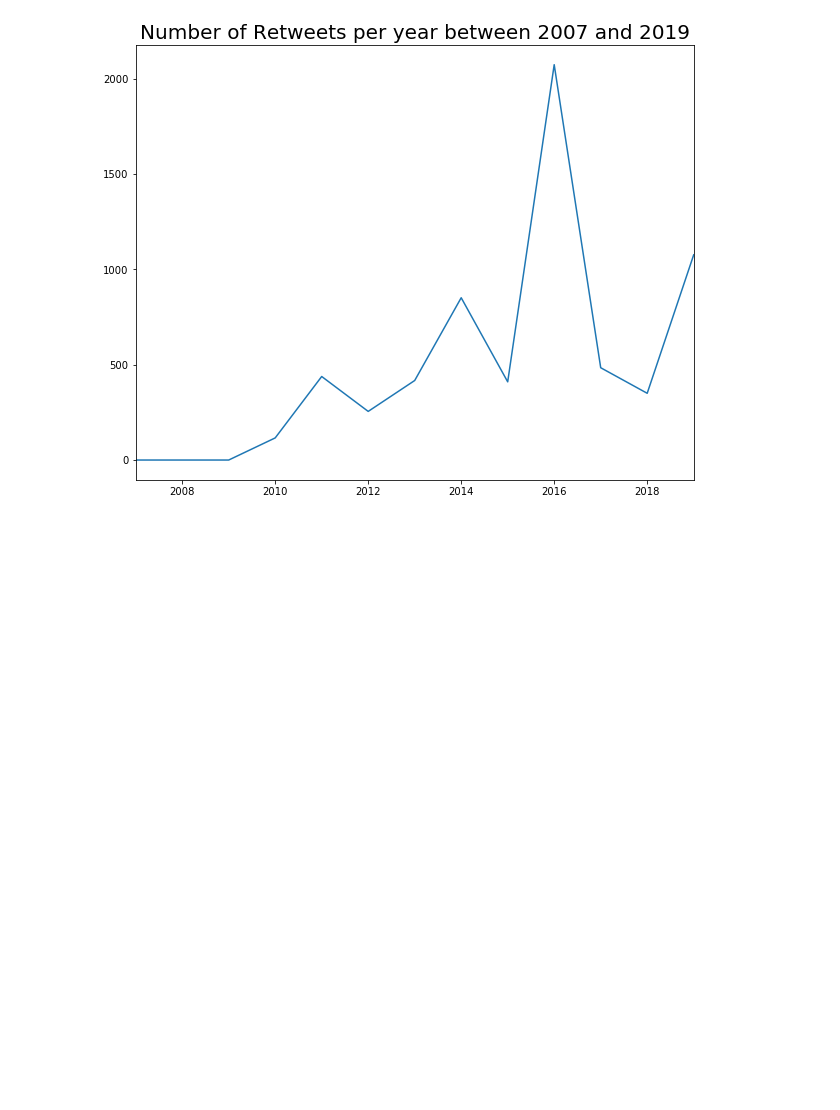
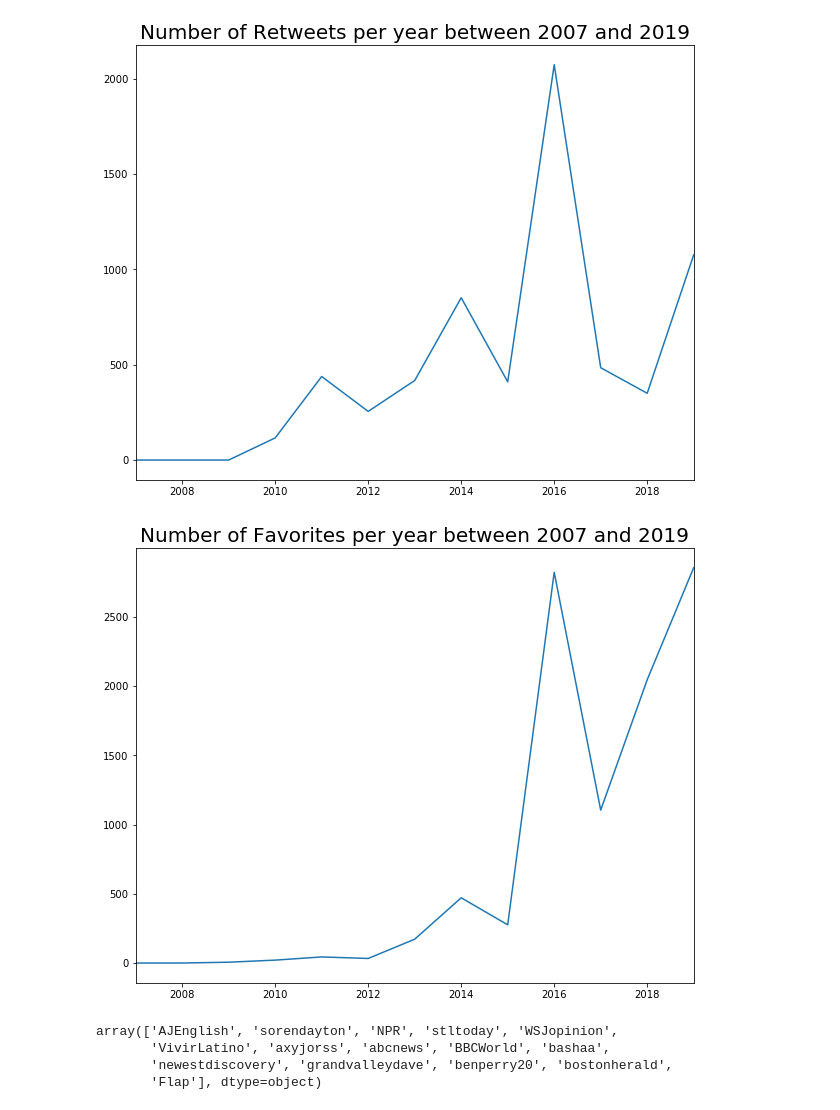
Before and after one commit to rachel-ker/refugeediscourse, a Jupyter notebook: Data_extraction.ipynb, the cells around one changed output. Saved outputs shown, nothing was run; the diff lists cells and outputs as text; code cells hidden in the pictures; blank space fills up the shorter version.

Commit message:
visualizing unique authors

```diff
--- a/Data_extraction.ipynb
+++ b/Data_extraction.ipynb
@@ -193,3 +193,22 @@ plt.savefig("retweet_num.png")
 plt.show()
 # %% [output]
 [figure]
+# %%
+# let's now the count the aggregated number of favorites per year
+fav_num_per_year = {}
+for year in range(twitter_data["time"].dt.year.min(), twitter_data["time"].dt.year.max()+1):
+    fav_num_per_year[year] = twitter_data[twitter_data["time"].dt.year == year].favorites.sum()
+# %%
+pd.Series(fav_num_per_year).plot(figsize=(10, 8))
+plt.title("Number of Favorites per year between 2007 and 2019", size=20)
+plt.savefig("favorites_num.png")
+plt.show()
+# %% [output]
+[figure, added]
+# %%
+twitter_data[twitter_data["time"].dt.year == 2007].author.unique()
+# %% [output]
+array(['AJEnglish', 'sorendayton', 'NPR', 'stltoday', 'WSJopinion',
+       'VivirLatino', 'axyjorss', 'abcnews', 'BBCWorld', 'bashaa',
+       'newestdiscovery', 'grandvalleydave', 'benperry20', 'bostonherald',
+       'Flap'], dtype=object)
```
Also changed, not shown: parts of 2 cells of this notebook.
